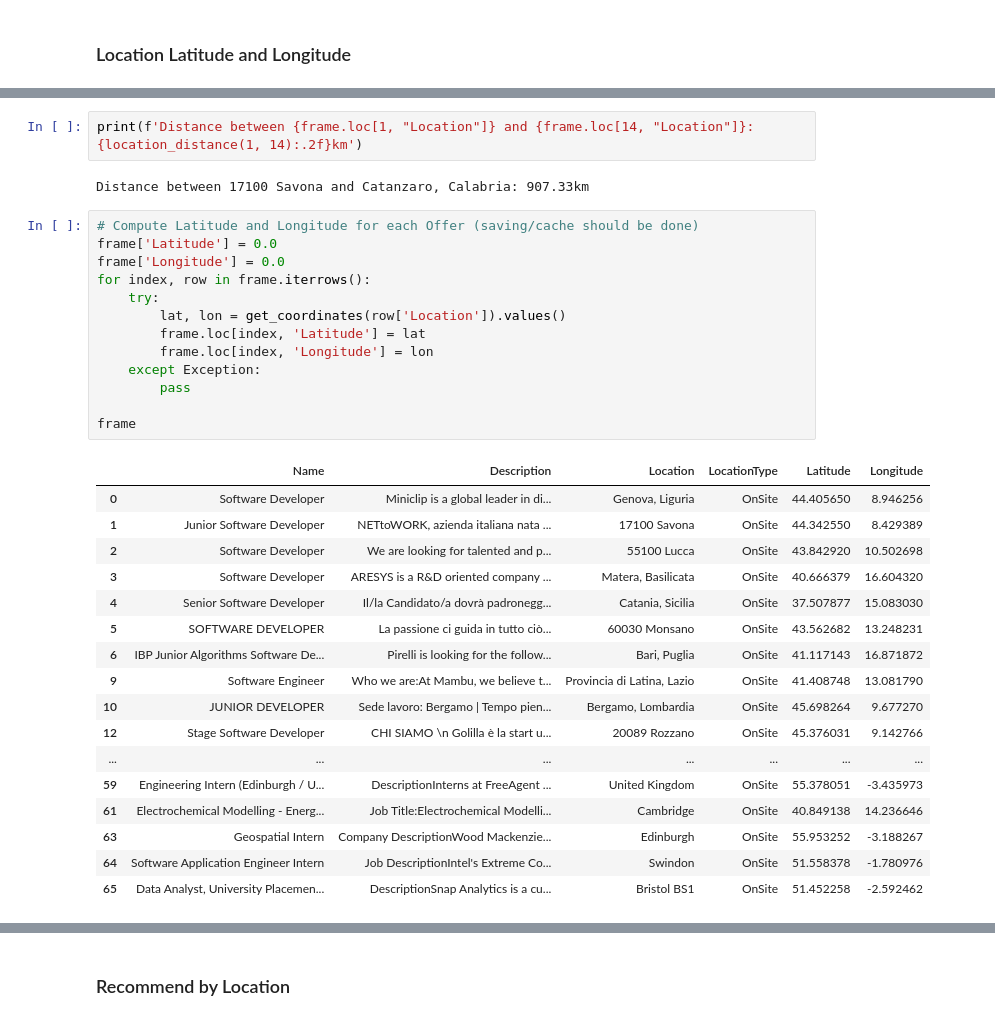
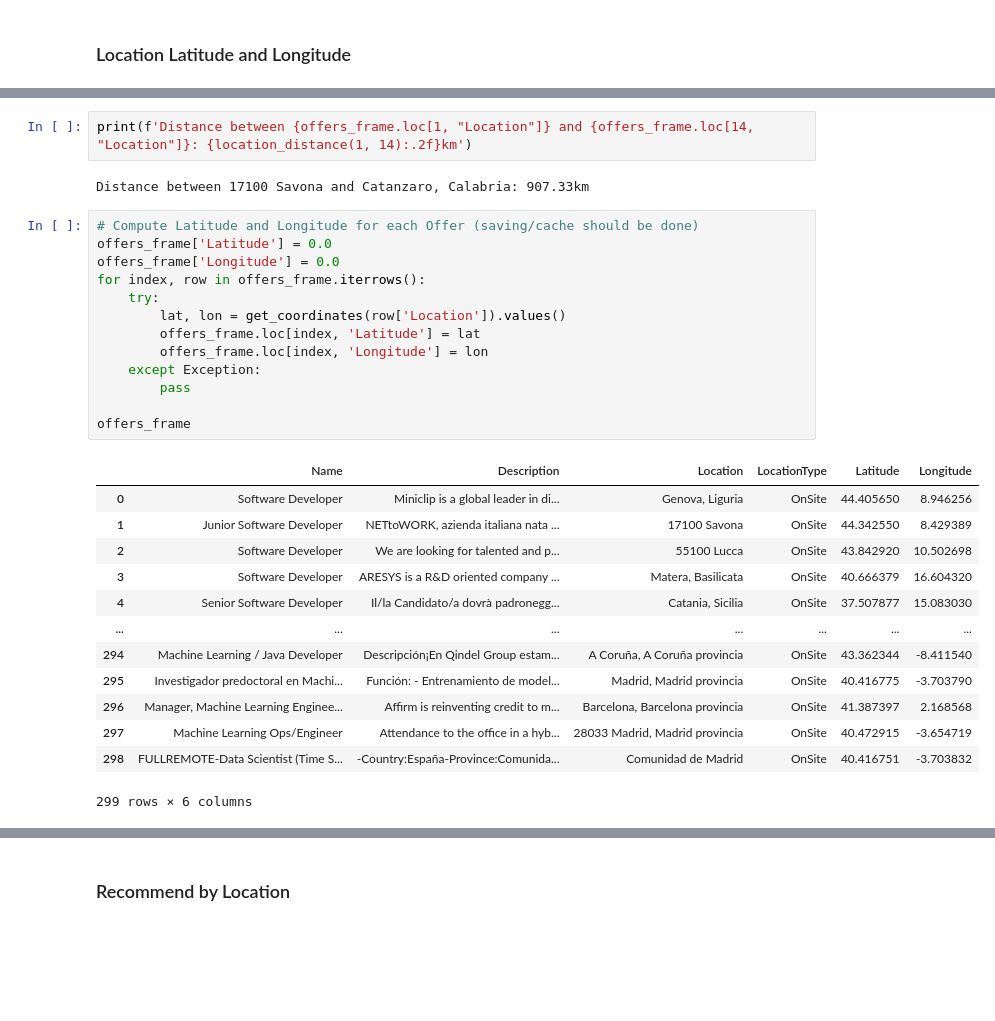
Before and after one commit to antoninoLorenzo/RecommenderSystem_TC, a Jupyter notebook: demo/notebooks/test_offers_2/test.ipynb, the cells around one changed output, grey strips where cells are left out. Saved outputs shown, nothing was run; the diff lists cells and outputs as text; blank space fills up the shorter version.

```diff
--- a/demo/notebooks/test_offers_2/test.ipynb
+++ b/demo/notebooks/test_offers_2/test.ipynb
@@ -86,40 +83,36 @@ def location_distance(off1_id, off2_id) -> float:
 
     return haversine(lon1, lat1, lon2, lat2)
 # %%
-print(f'Distance between {frame.loc[1, "Location"]} and {frame.loc[14, "Location"]}: {location_distance(1, 14):.2f}km')
+print(f'Distance between {offers_frame.loc[1, "Location"]} and {offers_frame.loc[14, "Location"]}: {location_distance(1, 14):.2f}km')
 # %% [output]
 Distance between 17100 Savona and Catanzaro, Calabria: 907.33km
 # %%
 # Compute Latitude and Longitude for each Offer (saving/cache should be done)
-frame['Latitude'] = 0.0
-frame['Longitude'] = 0.0
-for index, row in frame.iterrows():
+offers_frame['Latitude'] = 0.0
+offers_frame['Longitude'] = 0.0
+for index, row in offers_frame.iterrows():
     try:
         lat, lon = get_coordinates(row['Location']).values()
-        frame.loc[index, 'Latitude'] = lat
-        frame.loc[index, 'Longitude'] = lon
+        offers_frame.loc[index, 'Latitude'] = lat
+        offers_frame.loc[index, 'Longitude'] = lon
     except Exception:
         pass
 
-frame
+offers_frame
 # %% [output]
 |  | Name | Description | Location | LocationType | Latitude | Longitude |
 | 0 | Software Developer | Miniclip is a global leader in di... | Genova, Liguria | OnSite | 44.405650 | 8.946256 |
 | 1 | Junior Software Developer | NETtoWORK, azienda italiana nata ... | 17100 Savona | OnSite | 44.342550 | 8.429389 |
 | 2 | Software Developer | We are looking for talented and p... | 55100 Lucca | OnSite | 43.842920 | 10.502698 |
 | 3 | Software Developer | ARESYS is a R&D oriented company ... | Matera, Basilicata | OnSite | 40.666379 | 16.604320 |
 | 4 | Senior Software Developer | Il/la Candidato/a dovrà padronegg... | Catania, Sicilia | OnSite | 37.507877 | 15.083030 |
-| 5 | SOFTWARE DEVELOPER | La passione ci guida in tutto ciò... | 60030 Monsano | OnSite | 43.562682 | 13.248231 |
-| 6 | IBP Junior Algorithms Software De... | Pirelli is looking for the follow... | Bari, Puglia | OnSite | 41.117143 | 16.871872 |
-| 9 | Software Engineer | Who we are:At Mambu, we believe t... | Provincia di Latina, Lazio | OnSite | 41.408748 | 13.081790 |
-| 10 | JUNIOR DEVELOPER | Sede lavoro: Bergamo | Tempo pien... | Bergamo, Lombardia | OnSite | 45.698264 | 9.677270 |
-| 12 | Stage Software Developer | CHI SIAMO \n Golilla è la start u... | 20089 Rozzano | OnSite | 45.376031 | 9.142766 |
 | ... | ... | ... | ... | ... | ... | ... |
-| 59 | Engineering Intern (Edinburgh / U... | DescriptionInterns at FreeAgent ‍... | United Kingdom | OnSite | 55.378051 | -3.435973 |
-| 61 | Electrochemical Modelling - Energ... | Job Title:Electrochemical Modelli... | Cambridge | OnSite | 40.849138 | 14.236646 |
-| 63 | Geospatial Intern | Company DescriptionWood Mackenzie... | Edinburgh | OnSite | 55.953252 | -3.188267 |
-| 64 | Software Application Engineer Intern | Job DescriptionIntel's Extreme Co... | Swindon | OnSite | 51.558378 | -1.780976 |
-| 65 | Data Analyst, University Placemen... | DescriptionSnap Analytics is a cu... | Bristol BS1 | OnSite | 51.452258 | -2.592462 |
+| 294 | Machine Learning / Java Developer | Descripción¡En Qindel Group estam... | A Coruña, A Coruña provincia | OnSite | 43.362344 | -8.411540 |
+| 295 | Investigador predoctoral en Machi... | Función: - Entrenamiento de model... | Madrid, Madrid provincia | OnSite | 40.416775 | -3.703790 |
+| 296 | Manager, Machine Learning Enginee... | Affirm is reinventing credit to m... | Barcelona, Barcelona provincia | OnSite | 41.387397 | 2.168568 |
+| 297 | Machine Learning Ops/Engineer | Attendance to the office in a hyb... | 28033 Madrid, Madrid provincia | OnSite | 40.472915 | -3.654719 |
+| 298 | FULLREMOTE-Data Scientist (Time S... | -Country:España-Province:Comunida... | Comunidad de Madrid | OnSite | 40.416751 | -3.703832 |
+299 rows × 6 columns
 # %%
 import folium
 EUROPE = [51.5074, -0.1278]
```
Also changed, not shown: parts of 7 cells of this notebook, 2 other files.
